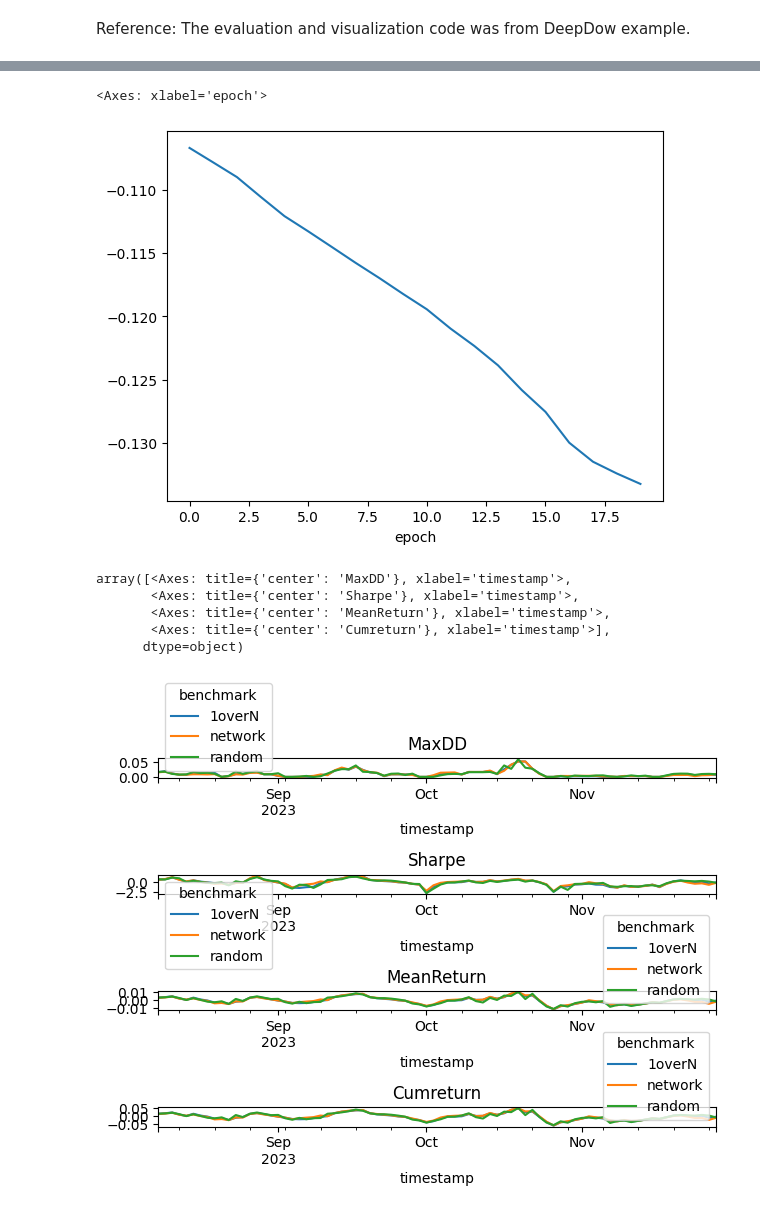
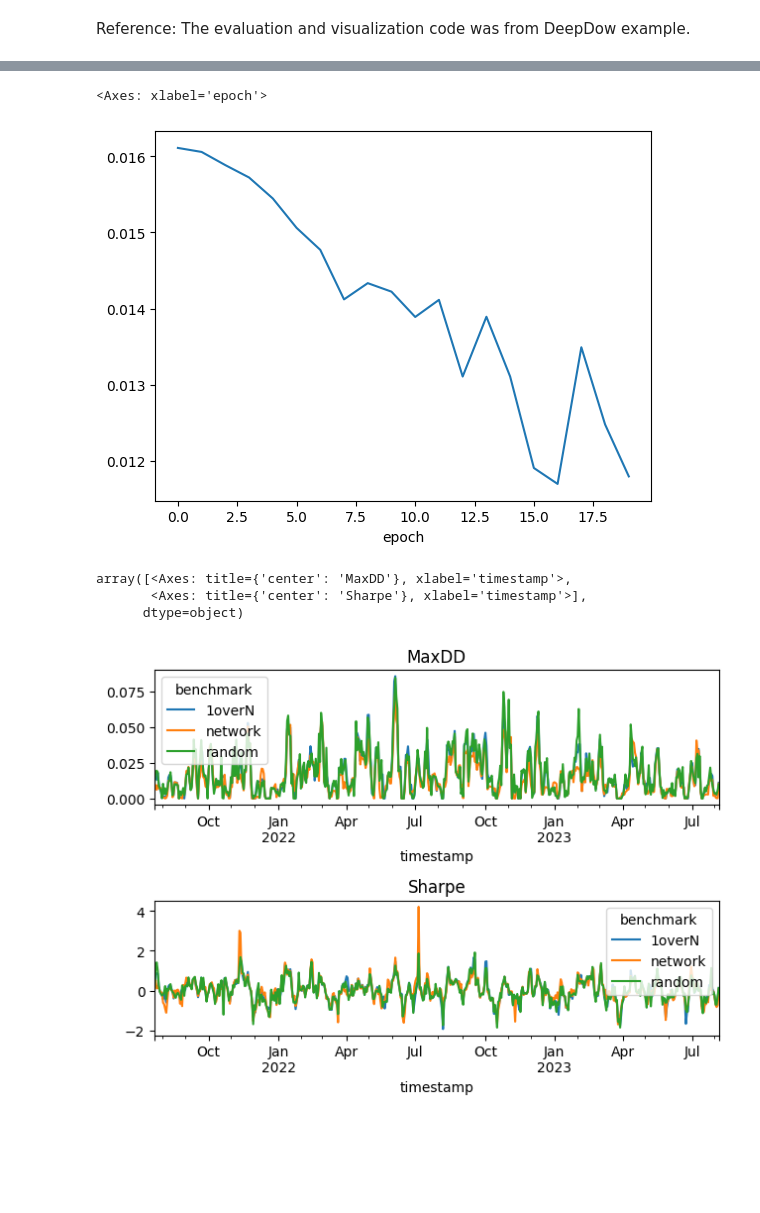
Before and after one commit to mrtrin/capstone, a Jupyter notebook: research.ipynb, the cells around one changed output, grey strips where cells are left out. Cells and saved outputs as stored; diff of their text form; code cells hidden in the pictures; blank space fills up the shorter version.

```diff
--- a/research.ipynb
+++ b/research.ipynb
@@ -23,7 +30,7 @@ import yfinance as yf
 # DEFINE EXPERIMENT PARAMETER (incl. Hyperparameters) HERE
 
 tickers = ['GOOG','V','JNJ','T','DIS']
-start = '2022-01-01'
+start = '2013-01-01'
 end = '2023-12-31'
 
 lookback, gap, horizon = 10, 1, 5
@@ -199,29 +206,25 @@ Name: value, dtype: float32
 per_epoch_results.mean()['test']['loss']['network'].plot()
 # %% [output]
 <Axes: xlabel='epoch'>
-[figure, old version]
+[figure, new version]
 # %%
 
 benchmarks = {
     '1overN': OneOverN(),  # each asset has weight 1 / n_assets
     'random': Random(),  # random allocation that is however close 1OverN
     'network': network
 }
 metrics = {
     'MaxDD': MaximumDrawdown(),
     'Sharpe': SharpeRatio(),
-    'MeanReturn': MeanReturns(),
-    'Cumreturn': CumulativeReturn()
 }
 
 metrics_table = generate_metrics_table(benchmarks,
                                        test_dataloader,
                                        metrics)
 plot_metrics(metrics_table)
 # %% [output]
 array([<Axes: title={'center': 'MaxDD'}, xlabel='timestamp'>,
-       <Axes: title={'center': 'Sharpe'}, xlabel='timestamp'>,
-       <Axes: title={'center': 'MeanReturn'}, xlabel='timestamp'>,
-       <Axes: title={'center': 'Cumreturn'}, xlabel='timestamp'>],
+       <Axes: title={'center': 'Sharpe'}, xlabel='timestamp'>],
       dtype=object)
-[figure, old version]
+[figure, new version]
```
Also changed, not shown: parts of 9 cells of this notebook.
